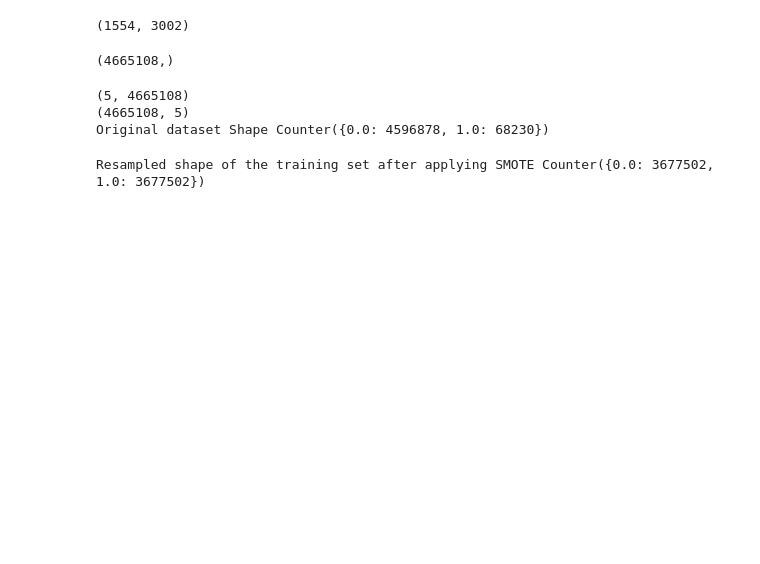
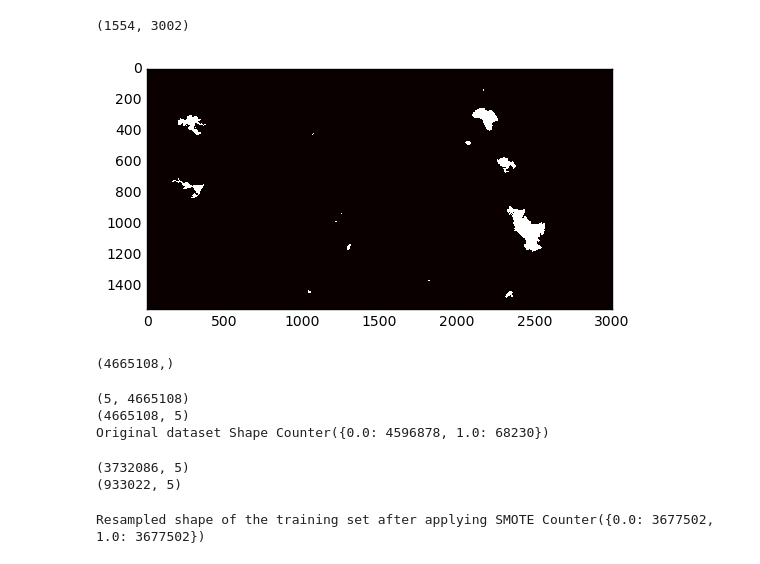
Before and after one commit to SKhatter/Analyzing-and-Predicting-Wildfires, a Jupyter notebook: code/AUC- ROC of all resampling techniques and classifiers..ipynb, the cells around one changed output. Saved outputs shown, nothing was run; the diff lists cells and outputs as text; code cells hidden in the pictures; blank space fills up the shorter version.

```diff
--- a/code/AUC- ROC of all resampling techniques and classifiers..ipynb
+++ b/code/AUC- ROC of all resampling techniques and classifiers..ipynb
@@ -88,13 +86,19 @@ fireBand1_14 = fireDataset_14.GetRasterBand(1)
 
 #converting the rasterized values in arrays
 data5_14 =  np.array(fireBand1_14.ReadAsArray(0,0,fireBand1_14.XSize, fireBand1_14.YSize))
-
-
-#reshaping the arrays
-data5_14 = np.reshape(data5_14, data5_14.size, order='F')
-print(data5_14.shape)
-# %% [output]
-(4665108,)
+# %%
+#Plotting the fire band
+a = data5_14
+plt.imshow(a, cmap='hot', interpolation='nearest')
+plt.show()
+# %% [output]
+[figure, added]
+# %%
+#Flattening the fire14 band
+data5_14 = np.reshape(data5_14, data5_14.size)
+print(data5_14.shape)
+# %% [output]
+(4665108,)
 # %%
 #creating feature vector using complete data
 #5 FEATURES-  Fire Frequency, Elevation, Slope, Aspect, Fuel Model Number
@@ -135,0 +128,36 @@ classifier_original = tree.DecisionTreeClassifier()
+# %%
+#creating test set and training set  using train_test_split
+#Split arrays or matrices into random train and test subsets in ratios 80:20
+#indices are used so as to trace the coordinates
+X_indices = []
+X_indices = list(range(y.shape[0]))
+X_indices = np.asarray(X_indices)
+X_train = []
+X_test = []
+X_test_map = np.zeros(shape=(a.shape[0], a.shape[1]))
+
+
+X_indices_train, X_indices_test, y_train, y_test = train_test_split(X_indices, y, test_size = 0.2, stratify = y)
+
+for i in range(len(X_indices_train)):
+    X_train.append(data[X_indices_train[i]])
+
+
+X_train = np.asarray(X_train)
+
+for i in range(len(X_indices_test)):
+    r = X_indices_test[i]//a.shape[1]
+    c = X_indices_test[i] - r*a.shape[1]
+    X_test.append(data[X_indices_test[i]])
+    if y_test[i] == 1:
+        X_test_map[r][c] = 1
+
+
+
+
+X_test = np.asarray(X_test)
+print(X_train.shape)
+print(X_test.shape)
+# %% [output]
+(3732086, 5)
+(933022, 5)
```
Also changed, not shown: parts of 19 cells of this notebook.
